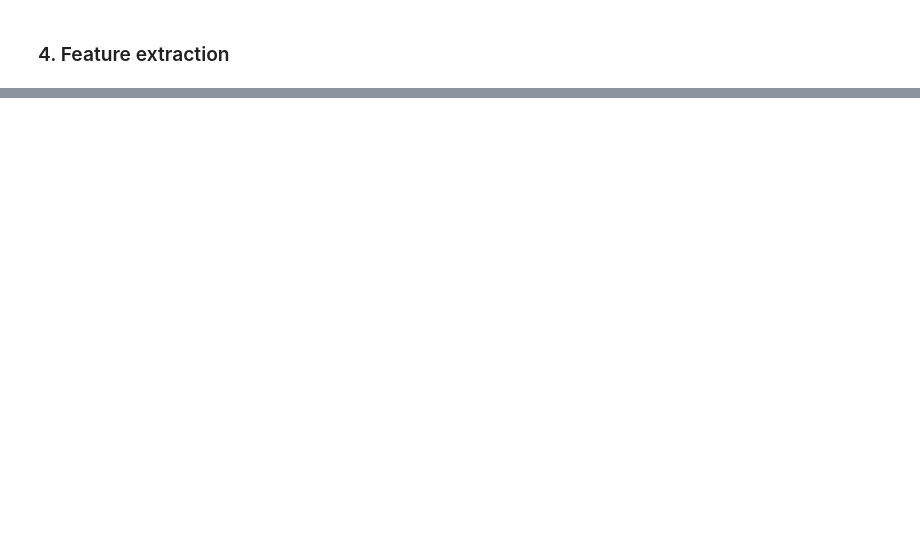
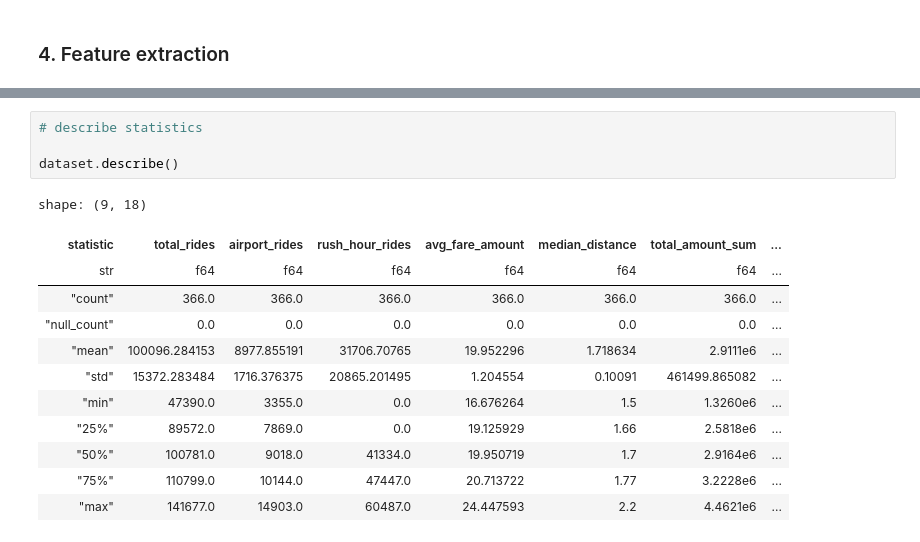
Before and after one commit to Mielecki/MLOps-course, a Jupyter notebook: homework03/homework.ipynb, the cells around one changed output, grey strips where cells are left out. Drawn from its saved outputs; the diff is of its cells as text; blank space fills up the shorter version.

```diff
--- a/homework03/homework.ipynb
+++ b/homework03/homework.ipynb
@@ -229,0 +403,17 @@ NameError: name 'df' is not defined
+# %%
+# describe statistics
+
+dataset.describe()
+# %% [output]
+shape: (9, 18)
+| statistic | total_rides | airport_rides | rush_hour_rides | avg_fare_amount | median_distance | total_amount_sum | ... |
+| str | f64 | f64 | f64 | f64 | f64 | f64 | ... |
+| "count" | 366.0 | 366.0 | 366.0 | 366.0 | 366.0 | 366.0 | ... |
+| "null_count" | 0.0 | 0.0 | 0.0 | 0.0 | 0.0 | 0.0 | ... |
+| "mean" | 100096.284153 | 8977.855191 | 31706.70765 | 19.952296 | 1.718634 | 2.9111e6 | ... |
+| "std" | 15372.283484 | 1716.376375 | 20865.201495 | 1.204554 | 0.10091 | 461499.865082 | ... |
+| "min" | 47390.0 | 3355.0 | 0.0 | 16.676264 | 1.5 | 1.3260e6 | ... |
+| "25%" | 89572.0 | 7869.0 | 0.0 | 19.125929 | 1.66 | 2.5818e6 | ... |
+| "50%" | 100781.0 | 9018.0 | 41334.0 | 19.950719 | 1.7 | 2.9164e6 | ... |
+| "75%" | 110799.0 | 10144.0 | 47447.0 | 20.713722 | 1.77 | 3.2228e6 | ... |
+| "max" | 141677.0 | 14903.0 | 60487.0 | 24.447593 | 2.2 | 4.4621e6 | ... |
```
Also changed, not shown: parts of 16 cells of this notebook, 1 other file.
